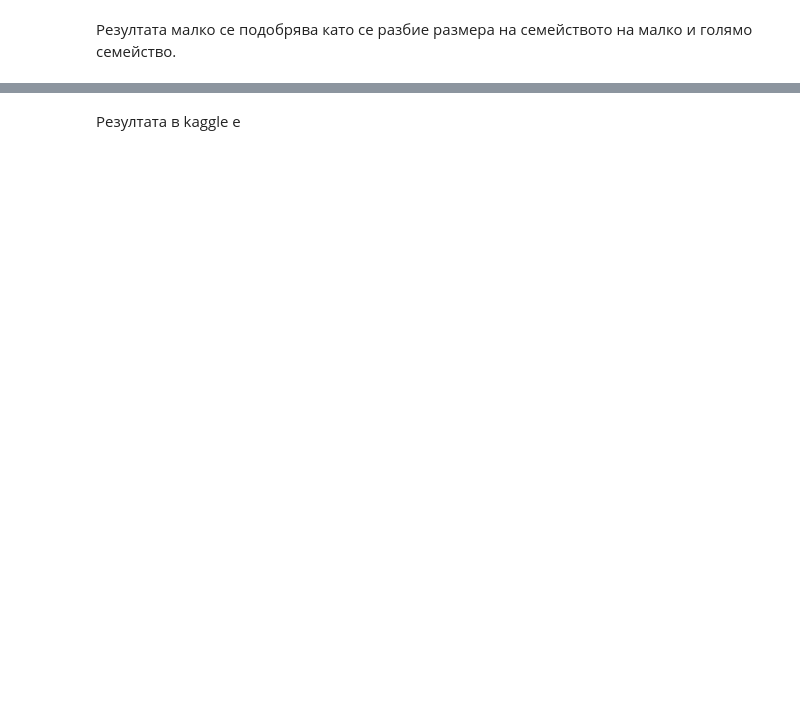
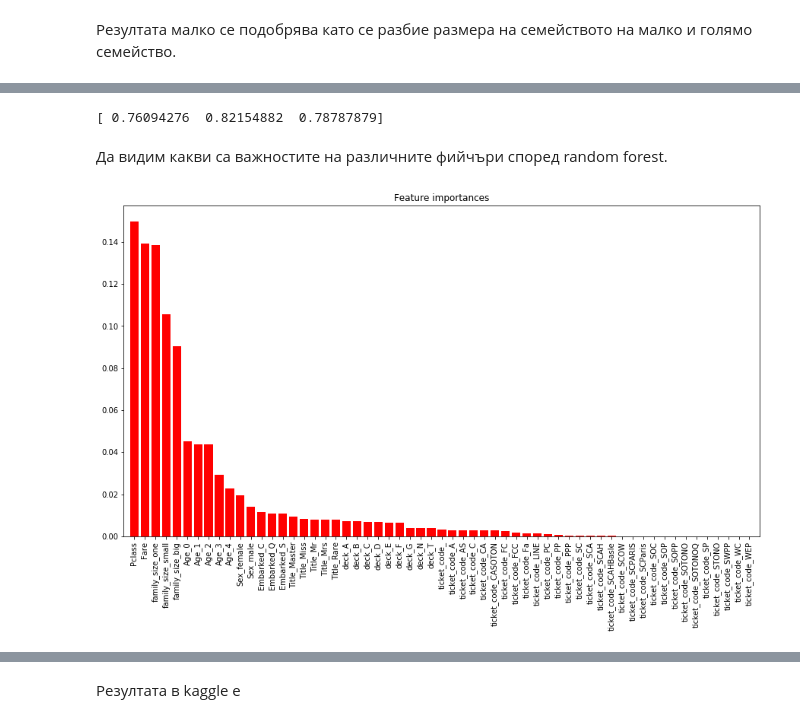
Before and after one commit to thalvadzhi/Machine-Learning-with-Python, a Jupyter notebook: hw1/Task 2/Titanic Improved.ipynb, the cells around one changed output, grey strips where cells are left out. Drawn from its saved outputs; the diff is of its cells as text; code cells hidden in the pictures; blank space fills up the shorter version.

```diff
--- a/hw1/Task 2/Titanic Improved.ipynb
+++ b/hw1/Task 2/Titanic Improved.ipynb
@@ -106,0 +142,23 @@ y = train_engineered["Survived"]
+# %%
+from sklearn.model_selection import train_test_split
+from sklearn.ensemble import RandomForestClassifier
+model_rf = RandomForestClassifier(random_state=0)
+print(cross_val_score(model_rf, X, y, cv=StratifiedKFold()))
+# %% [output]
+[ 0.76094276  0.82154882  0.78787879]
+# %% [markdown]
+Да видим какви са важностите на различните фийчъри според random forest.
+# %%
+importances = model_rf.feature_importances_
+indices = np.argsort(importances)[::-1]
+std = np.std([tree.feature_importances_ for tree in model_rf.estimators_],
+             axis=0)
+plt.figure(figsize=(15, 8))
+plt.title("Feature importances")
+plt.bar(range(len(indices)), importances[indices],
+       color="r", align="center")
+plt.xticks(range(len(indices)), X_train.columns, rotation=90)
+plt.xlim([-1, X_train.shape[1]])
+plt.show()
+# %% [output]
+[figure, added]
```
Also changed, not shown: parts of 44 cells of this notebook, 2 other files.
